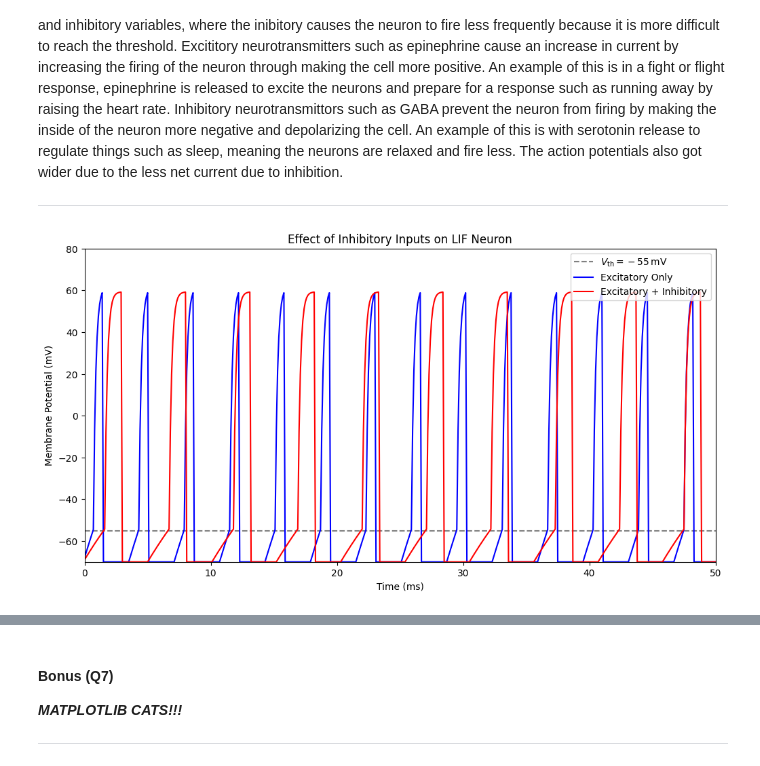
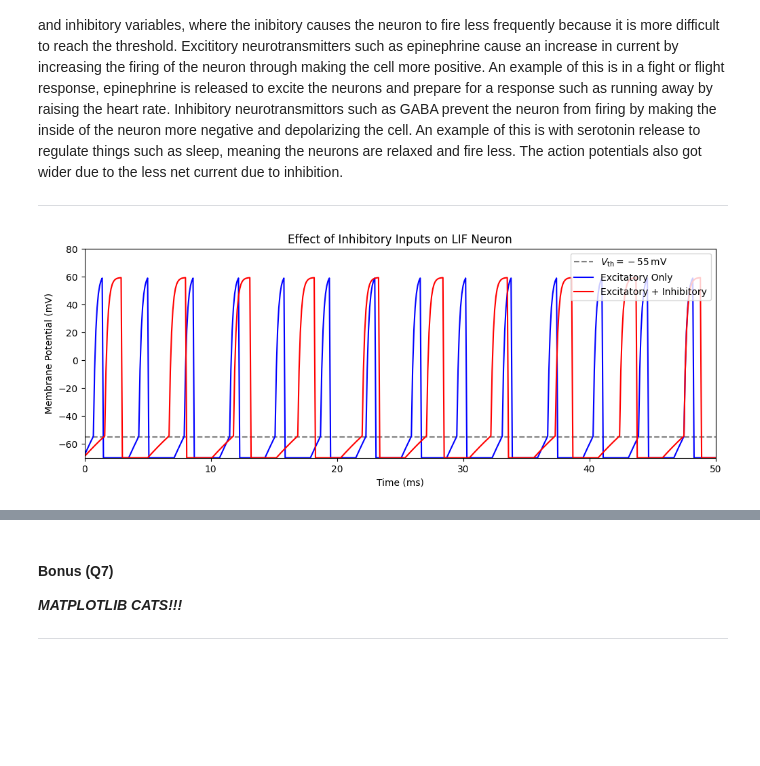
Before and after one commit to jmiller458/neur3002, a Jupyter notebook: NEUR 3002 Unit 1 Project.ipynb, the cells around one changed output, grey strips where cells are left out. Saved outputs shown, nothing was run; the diff lists cells and outputs as text; code cells hidden in the pictures; blank space fills up the shorter version.

```diff
--- a/NEUR 3002 Unit 1 Project.ipynb
+++ b/NEUR 3002 Unit 1 Project.ipynb
@@ -410,32 +422,32 @@ def simulate_lif_neuron(neuron, currents, dt=0.1, duration=100):
 duration = 100  # Total duration of the simulation in ms
 dt = 0.1  # Time step in ms
 
 # Excitatory current
 current_excitatory = np.ones(int(duration / dt)) * 200  # Excitatory current amplitude
 
 # Inhibitory current
 current_inhibitory = np.ones(int(duration / dt)) * -100  # Inhibitory current amplitude
 
 # Excitatory only simulation
 neuron_excitatory_only = LIFNeuron()
 times, voltages_excitatory_only = simulate_lif_neuron(neuron_excitatory_only, current_excitatory, dt, duration)
 
 # Combined excitatory and inhibitory simulation
 total_current_combined = current_excitatory + current_inhibitory
 neuron_combined = LIFNeuron()
 times, voltages_combined = simulate_lif_neuron(neuron_combined, total_current_combined, dt, duration)
 
 # Plotting the results
-plt.figure(figsize=(12, 6))
+plt.figure(figsize=(12, 4))
 plt.axhline(neuron_excitatory_only.v_th, color='gray', linestyle='--', label=r'$V_{\mathrm{th}} = -55\,\mathrm{mV}$')
 plt.plot(times, voltages_excitatory_only, color='blue', label='Excitatory Only')
 plt.plot(times, voltages_combined, color='red', label='Excitatory + Inhibitory')
 plt.title('Effect of Inhibitory Inputs on LIF Neuron')
 plt.xlabel('Time (ms)')
 plt.ylabel('Membrane Potential (mV)')
 plt.xlim([0,50])
 plt.ylim([neuron.v_L, 80])
 plt.legend(loc='upper right')
 plt.show()
 # %% [output]
-[figure, old version]
+[figure, new version]
```
Also changed, not shown: parts of 6 cells of this notebook.
